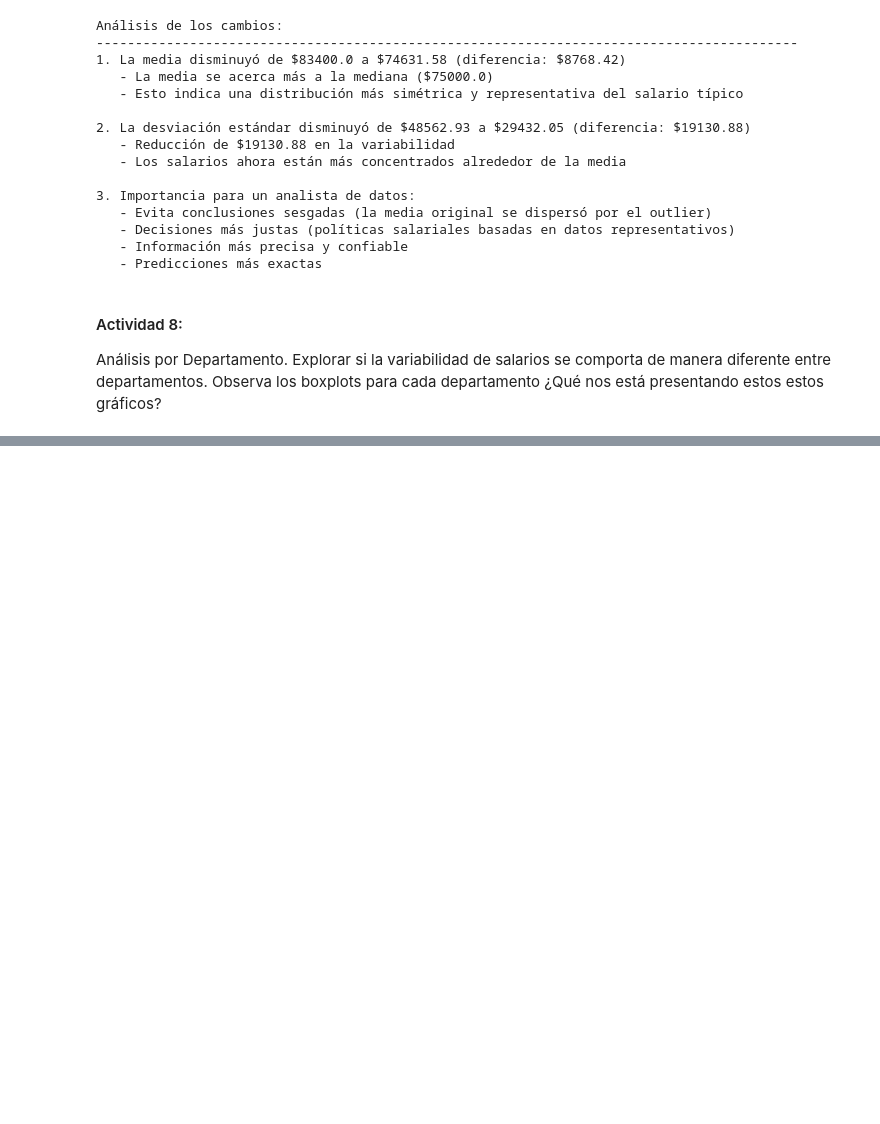
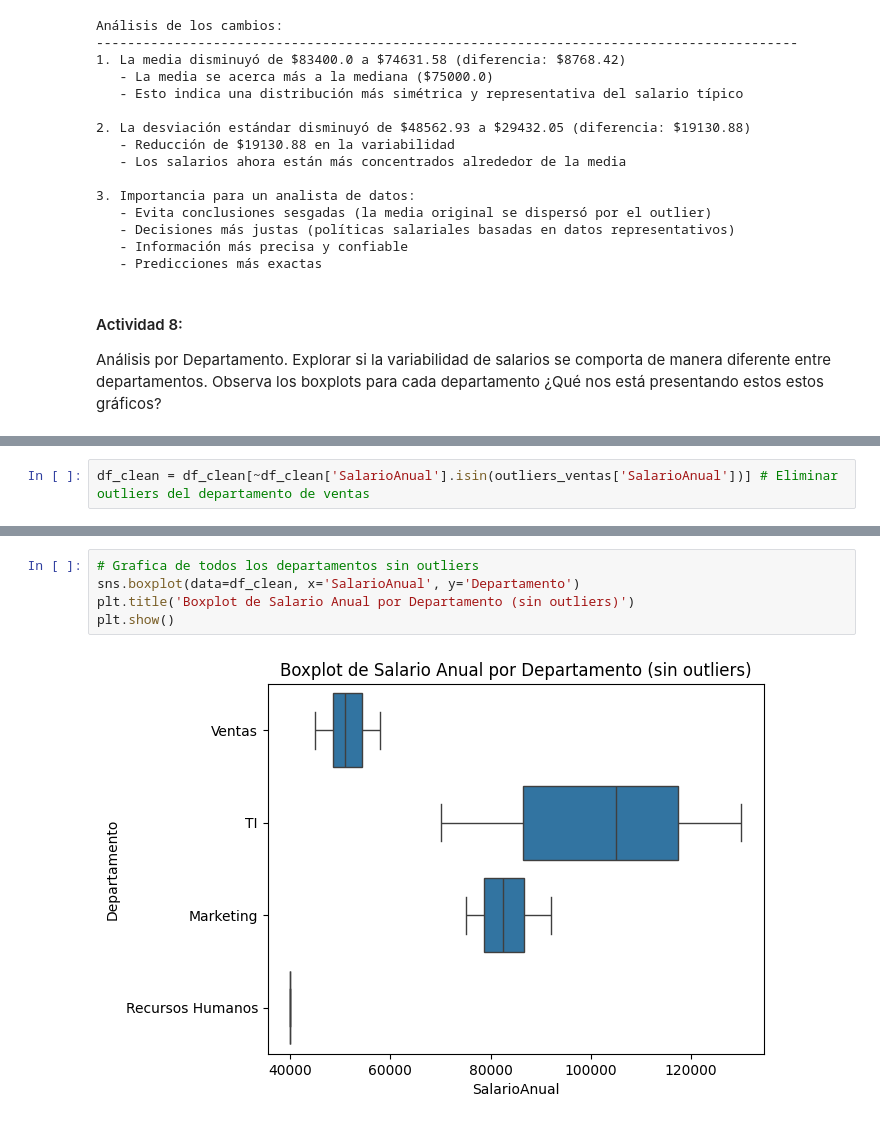
Before and after one commit to paulzamm/CB-Data-Foundation, a Jupyter notebook: src/Actividad_empleados_Sesion12.ipynb, the cells around one changed output, grey strips where cells are left out. Drawn from its saved outputs; the diff is of its cells as text; blank space fills up the shorter version.

```diff
--- a/src/Actividad_empleados_Sesion12.ipynb
+++ b/src/Actividad_empleados_Sesion12.ipynb
@@ -316,0 +368,2 @@ Conclusión:
+# %%
+df_clean = df_clean[~df_clean['SalarioAnual'].isin(outliers_ventas['SalarioAnual'])] # Eliminar outliers del departamento de ventas
@@ -316,0 +379,7 @@ Conclusión:
+# %%
+# Grafica de todos los departamentos sin outliers
+sns.boxplot(data=df_clean, x='SalarioAnual', y='Departamento')
+plt.title('Boxplot de Salario Anual por Departamento (sin outliers)')
+plt.show()
+# %% [output]
+[figure, added]
```
Also changed, not shown: parts of 6 cells of this notebook, 5 other files.
